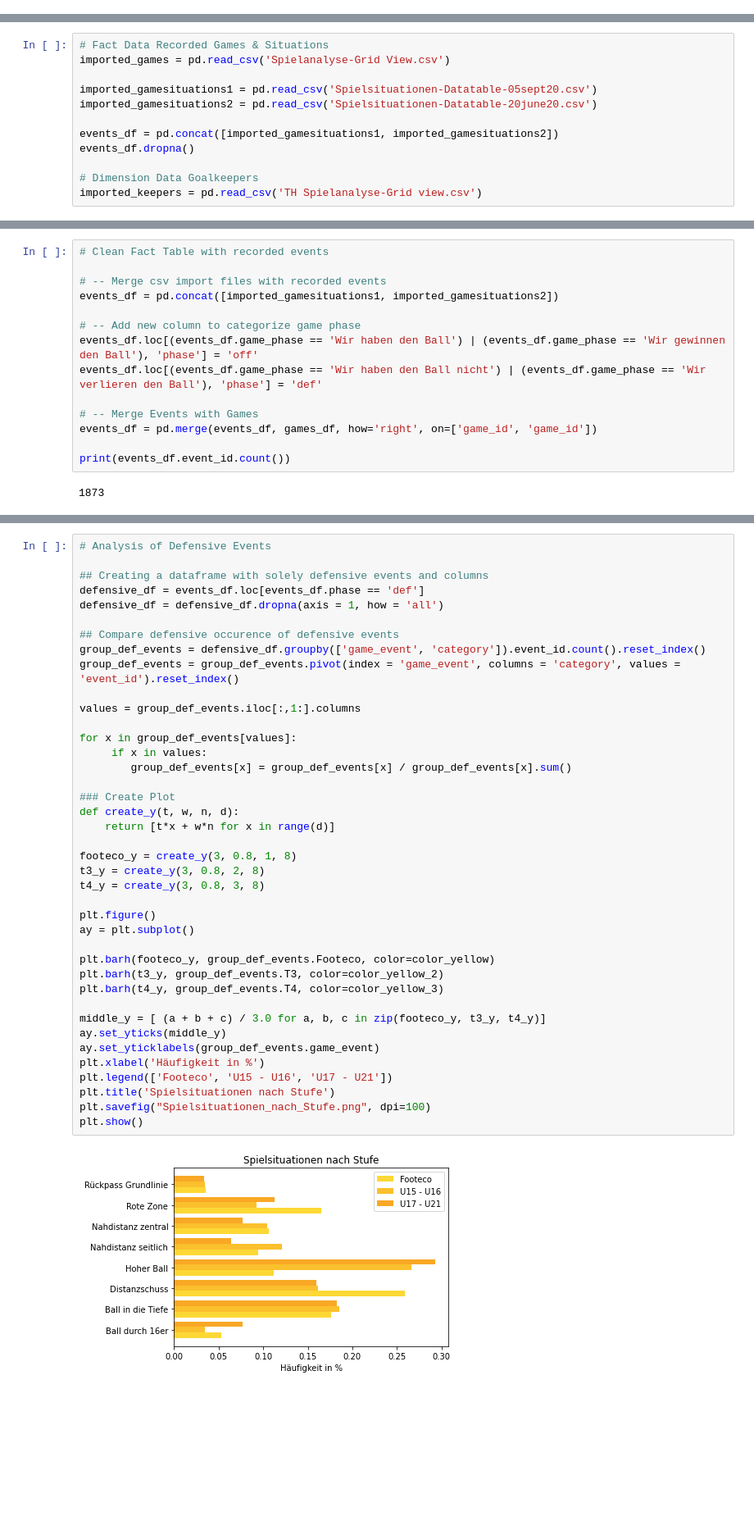
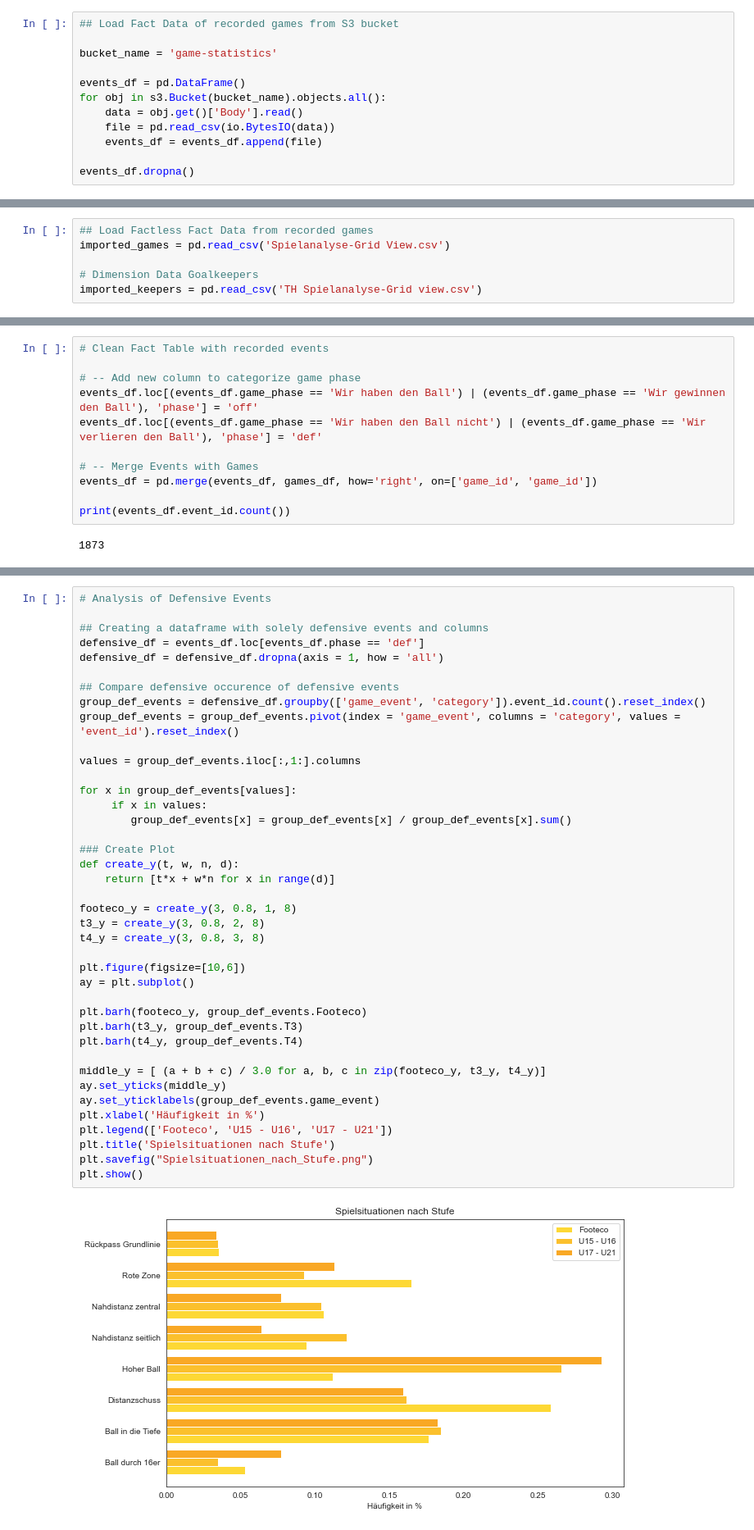
Before and after one commit to keepertrainer78698/youth-base, a Jupyter notebook: game-stats/keeperstats.ipynb, the cells around one changed output, grey strips where cells are left out. Shown at 82% size. Saved outputs shown, nothing was run; the diff lists cells and outputs as text; blank space fills up the shorter version.

Commit message:
revised trainingminutes to csv import

```diff
--- a/game-stats/keeperstats.ipynb
+++ b/game-stats/keeperstats.ipynb
@@ -19,0 +22,12 @@ color_palette_yellows = ['#FDD835', '#FBC02D', '#F9A825', '#F57F17', '#FFF9C4',
+# %%
+## Load Fact Data of recorded games from S3 bucket
+
+bucket_name = 'game-statistics'
+
+events_df = pd.DataFrame()
+for obj in s3.Bucket(bucket_name).objects.all():
+    data = obj.get()['Body'].read()
+    file = pd.read_csv(io.BytesIO(data))
+    events_df = events_df.append(file)
+
+events_df.dropna()
@@ -20,12 +36,6 @@ color_palette_yellows = ['#FDD835', '#FBC02D', '#F9A825', '#F57F17', '#FFF9C4',
 # %%
-# Fact Data Recorded Games & Situations
+## Load Factless Fact Data from recorded games
 imported_games = pd.read_csv('Spielanalyse-Grid View.csv')
-
-imported_gamesituations1 = pd.read_csv('Spielsituationen-Datatable-05sept20.csv')
-imported_gamesituations2 = pd.read_csv('Spielsituationen-Datatable-20june20.csv')
-
-events_df = pd.concat([imported_gamesituations1, imported_gamesituations2])
-events_df.dropna()
 
 # Dimension Data Goalkeepers
 imported_keepers = pd.read_csv('TH Spielanalyse-Grid view.csv')
@@ -60,9 +70,6 @@ print(count_games_level)
 7   U21        6
 # %%
 # Clean Fact Table with recorded events
-
-# -- Merge csv import files with recorded events
-events_df = pd.concat([imported_gamesituations1, imported_gamesituations2])
 
 # -- Add new column to categorize game phase
 events_df.loc[(events_df.game_phase == 'Wir haben den Ball') | (events_df.game_phase == 'Wir gewinnen den Ball'), 'phase'] = 'off'
@@ -140,39 +130,39 @@ defensive_df = defensive_df.dropna(axis = 1, how = 'all')
 
 ## Compare defensive occurence of defensive events
 group_def_events = defensive_df.groupby(['game_event', 'category']).event_id.count().reset_index()
 group_def_events = group_def_events.pivot(index = 'game_event', columns = 'category', values = 'event_id').reset_index()
 
 values = group_def_events.iloc[:,1:].columns
 
 for x in group_def_events[values]:
      if x in values:
         group_def_events[x] = group_def_events[x] / group_def_events[x].sum()
 
 ### Create Plot
 def create_y(t, w, n, d):
     return [t*x + w*n for x in range(d)]
 
 footeco_y = create_y(3, 0.8, 1, 8)
 t3_y = create_y(3, 0.8, 2, 8)
 t4_y = create_y(3, 0.8, 3, 8)
 
-plt.figure()
+plt.figure(figsize=[10,6])
 ay = plt.subplot()
 
-plt.barh(footeco_y, group_def_events.Footeco, color=color_yellow)
-plt.barh(t3_y, group_def_events.T3, color=color_yellow_2)
-plt.barh(t4_y, group_def_events.T4, color=color_yellow_3)
+plt.barh(footeco_y, group_def_events.Footeco)
+plt.barh(t3_y, group_def_events.T3)
+plt.barh(t4_y, group_def_events.T4)
 
 middle_y = [ (a + b + c) / 3.0 for a, b, c in zip(footeco_y, t3_y, t4_y)]
 ay.set_yticks(middle_y)
 ay.set_yticklabels(group_def_events.game_event)
 plt.xlabel('Häufigkeit in %')
 plt.legend(['Footeco', 'U15 - U16', 'U17 - U21'])
 plt.title('Spielsituationen nach Stufe')
-plt.savefig("Spielsituationen_nach_Stufe.png", dpi=100)
+plt.savefig("Spielsituationen_nach_Stufe.png")
 plt.show()
 # %% [output]
-[figure, old version]
+[figure, new version]
 # %%
 # Analysis of dangerous events, where goalkeeper needs to take action
 critical_defensive_events = pd.merge(defensive_df, events_df, how='left', left_on='reference_event', right_on='event_id')
```
Also changed, not shown: parts of 12 cells of this notebook, 7 other files.
